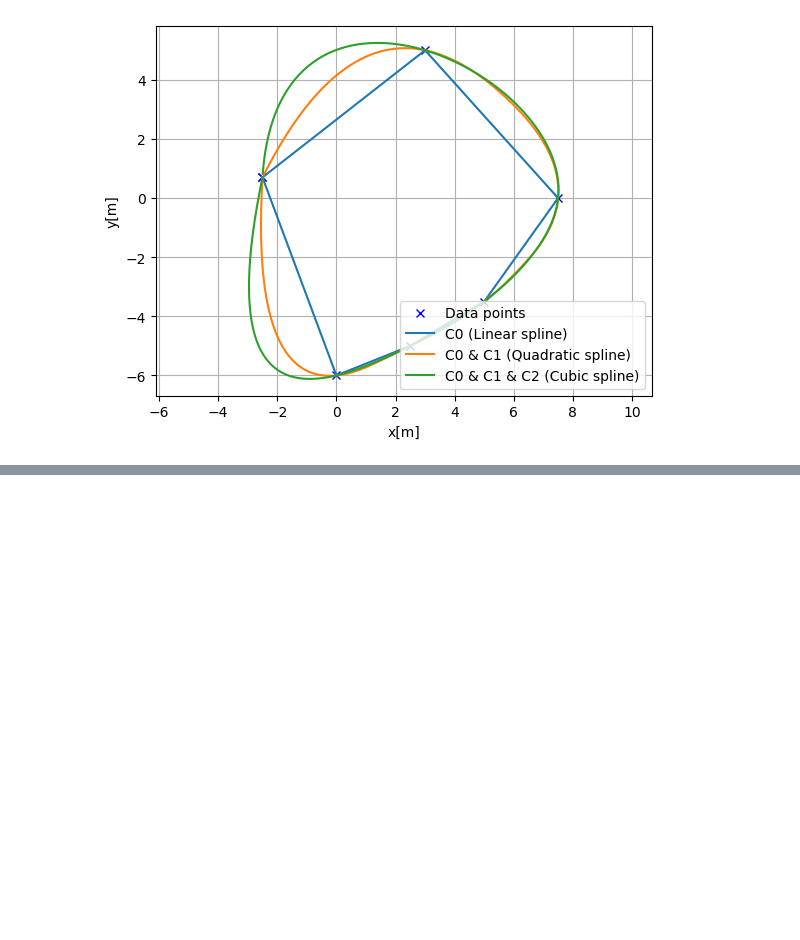
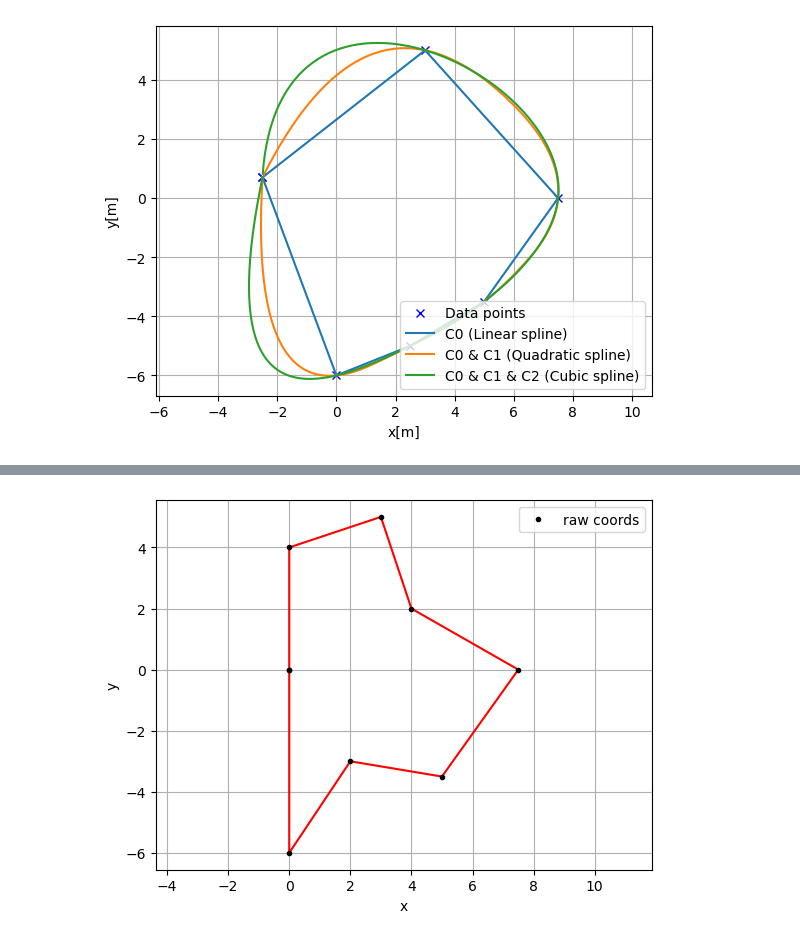
Before and after one commit to L2on1/Leon_FormuleETS, a Jupyter notebook: PathTracking.ipynb, the cells around one changed output, grey strips where cells are left out. Saved outputs shown, nothing was run; the diff lists cells and outputs as text; code cells hidden in the pictures; blank space fills up the shorter version.

Commit message:
class Track v1 fini
TO DO :
-make class Car
-put car in Track
-put sliders in the jupyter

```diff
--- a/PathTracking.ipynb
+++ b/PathTracking.ipynb
@@ -110,0 +110,90 @@ TODO : fuction/class qui trans form juste des x,y en circuit
+# %%
+class Track:
+    def __init__(self, x, y):
+        self.x = np.r_[x, x[0]]
+        self.y = np.r_[y, y[0]]
+
+    def inter(self, x, y):
+        tck,u = interpolate.splprep([x, y], s=0, per=True)
+        x_smooth, y_smooth = interpolate.splev(np.linspace(0, 1, 1000), tck)
+        self.x_smooth, self.y_smooth = x_smooth, y_smooth
+        return(x_smooth, y_smooth)
+
+    def poly_track(self):
+        self.inter(self.x, self.y)
+        return(shp.Polygon(zip(self.x_smooth, self.y_smooth)))
+
+    def array_track(self):
+        return(np.array(self.poly_track().exterior))
+
+    def show_poly(self):
+        poly_tack_nonsmooth = shp.Polygon(zip(self.x, self.y))
+        poly_track_array = np.array(poly_tack_nonsmooth.exterior)
+
+        plt.plot(*poly_track_array.T,'r-')
+        plt.plot(*poly_track_array.T,'k.',label="raw coords")
+
+        plt.grid(True)
+        plt.axis("equal")
+        plt.xlabel("x")
+        plt.ylabel("y")
+        plt.legend()
+        plt.show()
+
+    def show_mid(self):
+        poly_track_array = np.array(self.poly_track().exterior)
+
+        plt.plot(*poly_track_array.T,'-r',label="mid")
+
+        plt.grid(True)
+        plt.axis("equal")
+        plt.xlabel("x")
+        plt.ylabel("y")
+        plt.legend()
+        plt.show()
+
+    def show_exter(self):
+        poly_left_corner = self.poly_track().buffer(0.6)  # Outward offset
+        poly_right_corner = self.poly_track().buffer(-0.6)  # Inward offset
+
+        poly_left_corner_array = np.array(poly_left_corner.exterior)
+        poly_right_corner_array = np.array(poly_right_corner.exterior)
+
+        plt.plot(*poly_left_corner_array.T, '--b', label="left blue")
+        plt.plot(*poly_right_corner_array.T, '--y', label="right yellow")
+
+        plt.grid(True)
+        plt.axis("equal")
+        plt.xlabel("x")
+        plt.ylabel("y")
+        plt.legend()
+        plt.show()
+
+    def show_track(self):
+        poly_left_corner = self.poly_track().buffer(0.6)  # Outward offset
+        poly_right_corner = self.poly_track().buffer(-0.6)  # Inward offset
+
+        poly_track_array = np.array(self.poly_track().exterior)
+        poly_left_corner_array = np.array(poly_left_corner.exterior)
+        poly_right_corner_array = np.array(poly_right_corner.exterior)
+
+        plt.plot(*poly_track_array.T,'-r', label="mid")
+        plt.plot(*poly_left_corner_array.T, '--b', label="left blue")
+        plt.plot(*poly_right_corner_array.T, '--y', label="right yellow")
+
+        plt.grid(True)
+        plt.axis("equal")
+        plt.xlabel("x")
+        plt.ylabel("y")
+        plt.legend()
+        plt.show()
+
+    def details(self):
+        self.lenght = self.poly_track().length
+
+
+x = [0, 0, 2, 5.0, 7.5, 4.0, 3.0, 0]
+y = [0, -6, -3, -3.5, 0.0, 2.0, 5.0, 4]
+
+T1 = Track(x,y)
+# %% [output]
@@ -110,0 +201 @@ TODO : fuction/class qui trans form juste des x,y en circuit
+[figure, added]
```
Also changed, not shown: parts of 4 cells of this notebook.
